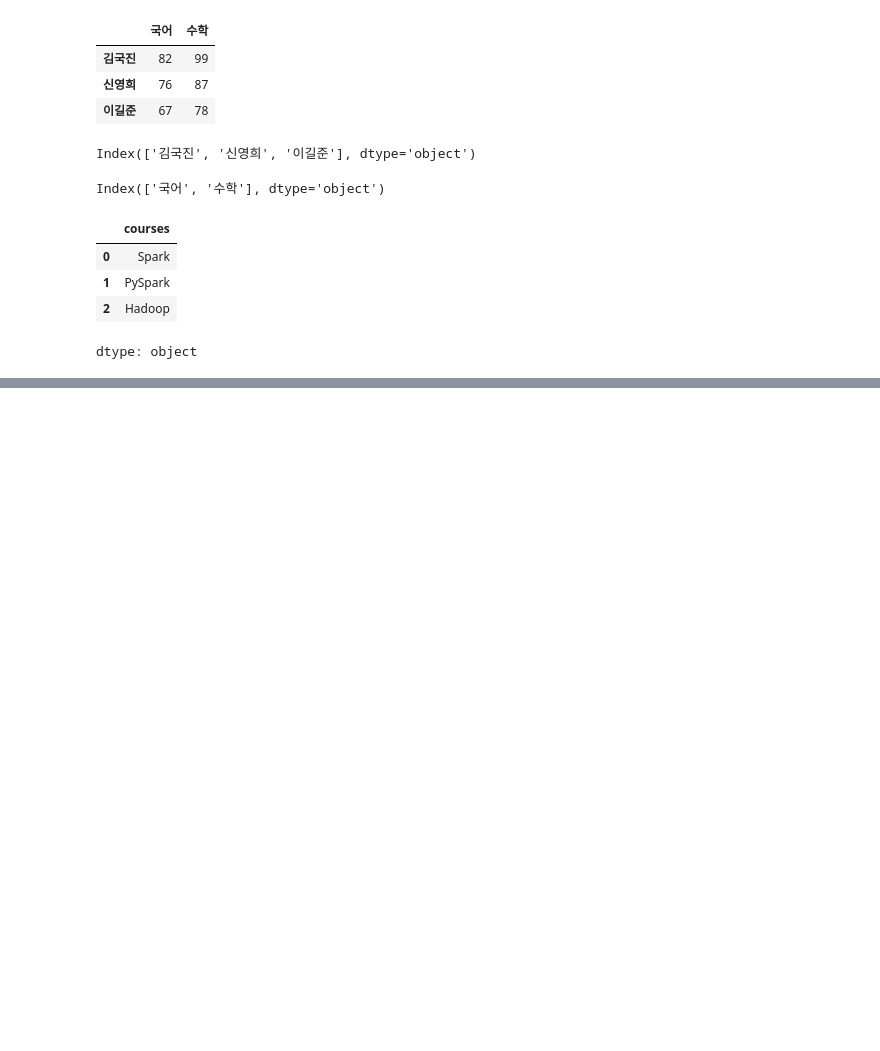
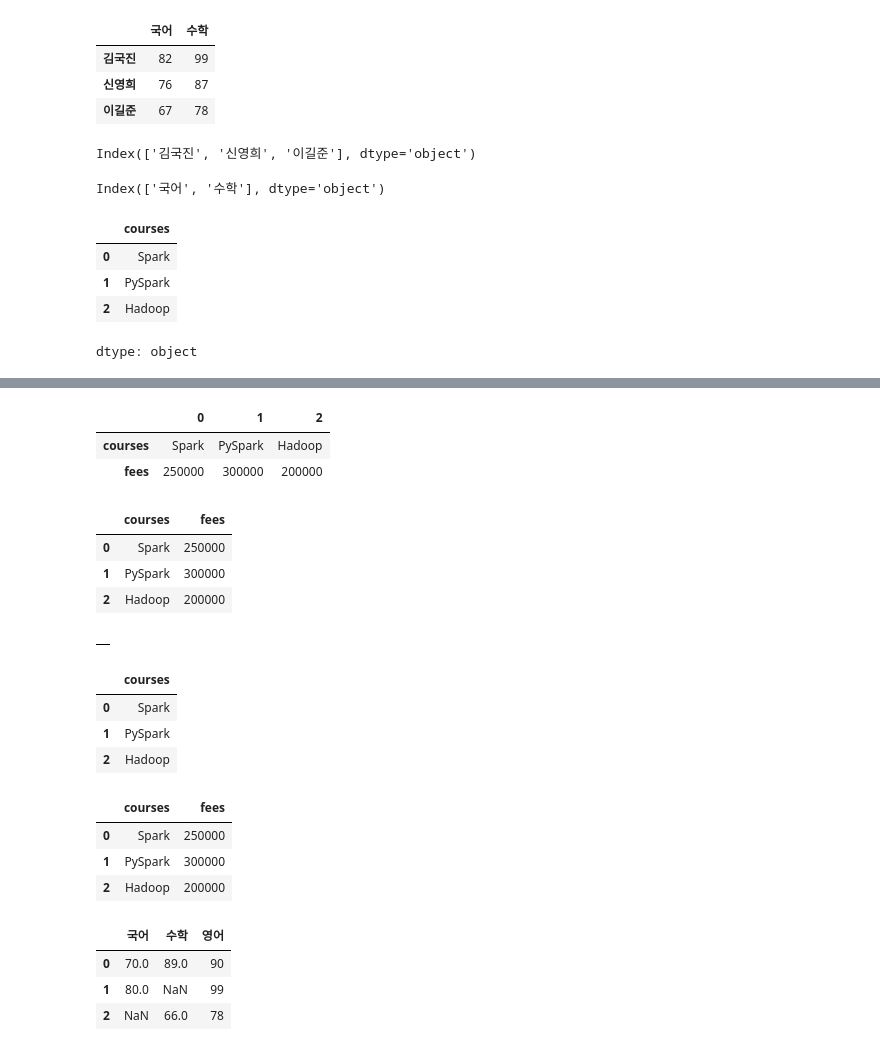
Before and after one commit to JONGBOK1/2025-1-myclass-BDA, a Jupyter notebook: inclass/02w_B_0312_pandas_basic.ipynb, the cells around one changed output, grey strips where cells are left out. Drawn from its saved outputs; the diff is of its cells as text; code cells hidden in the pictures; blank space fills up the shorter version.

```diff
--- a/inclass/02w_B_0312_pandas_basic.ipynb
+++ b/inclass/02w_B_0312_pandas_basic.ipynb
@@ -308,0 +367,50 @@ dtype: object
+# %%
+courses = pd.Series(["Spark","PySpark","Hadoop"], name='courses')
+fees = pd.Series([250000,300000,200000], name='fees')
+
+df =pd.DataFrame([courses,fees])
+df
+# %% [output]
+|  | 0 | 1 | 2 |
+| courses | Spark | PySpark | Hadoop |
+| fees | 250000 | 300000 | 200000 |
+# %%
+df.T
+# %% [output]
+|  | courses | fees |
+| 0 | Spark | 250000 |
+| 1 | PySpark | 300000 |
+| 2 | Hadoop | 200000 |
+# %%
+df = pd.DataFrame()
+df
+# %% [output]
+|  |
+# %%
+courses = pd.Series(["Spark","PySpark","Hadoop"], name='courses')
+df[courses.name] = courses
+df
+# %% [output]
+|  | courses |
+| 0 | Spark |
+| 1 | PySpark |
+| 2 | Hadoop |
+# %%
+fees = pd.Series([250000,300000,200000], name='fees')
+df[fees.name] = fees
+df
+# %% [output]
+|  | courses | fees |
+| 0 | Spark | 250000 |
+| 1 | PySpark | 300000 |
+| 2 | Hadoop | 200000 |
+# %%
+df = pd.DataFrame([{'국어':70,'수학':89,'영어':90,},
+                   {'국어':80,'영어':99},
+                   {'수학':66,'영어':78}])
+df
+# %% [output]
+|  | 국어 | 수학 | 영어 |
+| 0 | 70.0 | 89.0 | 90 |
+| 1 | 80.0 | NaN | 99 |
+| 2 | NaN | 66.0 | 78 |
```
Also changed, not shown: parts of 13 cells of this notebook.
